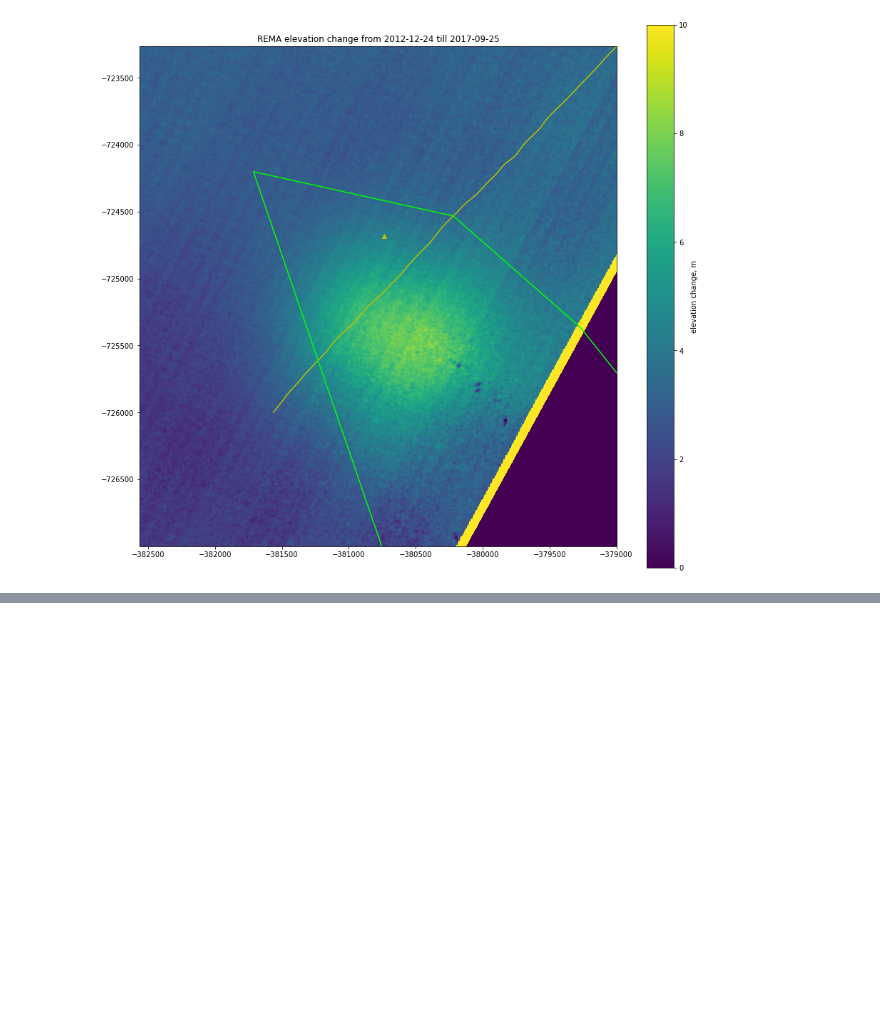
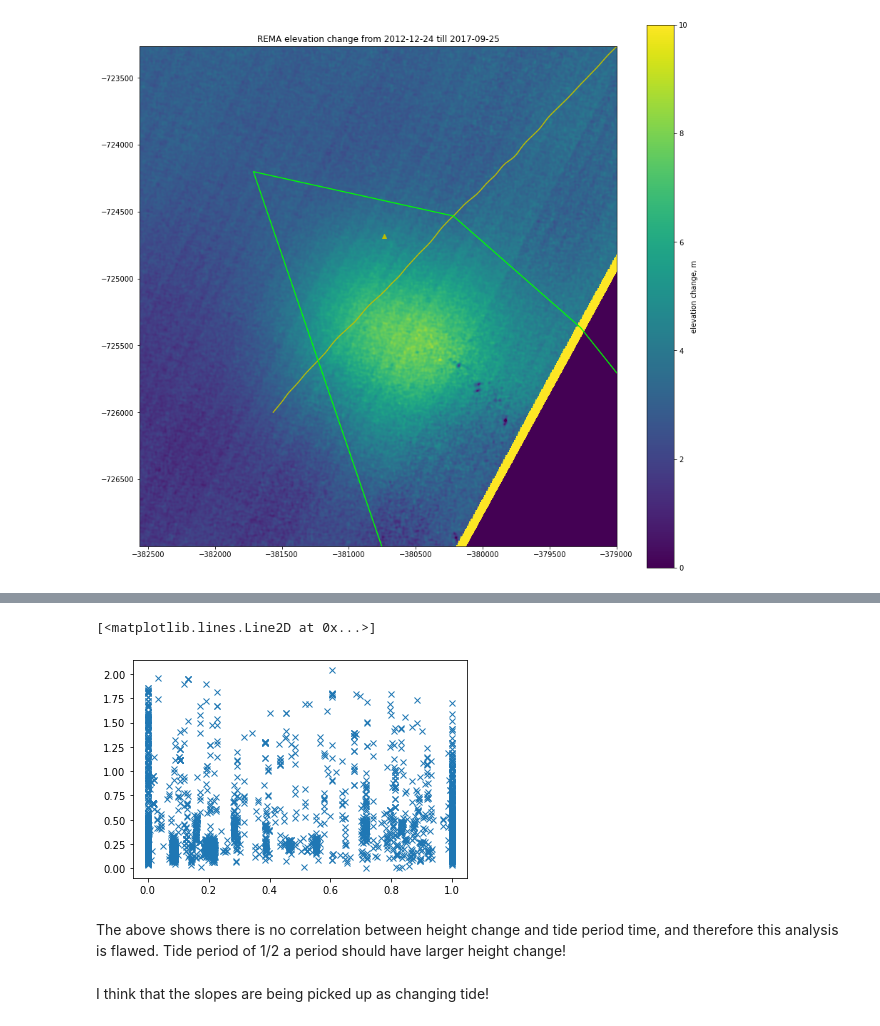
Before and after one commit to arrran/PhD_data_chapter, a Jupyter notebook: Jupyter/RADAR/Plot_tide_crossings.ipynb, the cells around one changed output, grey strips where cells are left out. Cells and saved outputs as stored; diff of their text form; code cells hidden in the pictures; blank space fills up the shorter version.

```diff
--- a/Jupyter/RADAR/Plot_tide_crossings.ipynb
+++ b/Jupyter/RADAR/Plot_tide_crossings.ipynb
@@ -181,0 +225,10 @@ plt.plot(floating_polygon.exterior.xy[0],floating_polygon.exterior.xy[1],color='
+# %%
+plt.plot(repeated.time_diff,repeated.tide,'x')
+# %% [output]
+[<matplotlib.lines.Line2D at 0x...>]
+[figure, added]
+# %% [markdown]
+The above shows there is no correlation between height change and tide period time, and therefore this analysis is flawed.
+Tide period of 1/2 a period should have larger height change!
+# %% [markdown]
+I think that the slopes are being picked up as changing tide!
```
Also changed, not shown: parts of 7 cells of this notebook, 1 other file.
